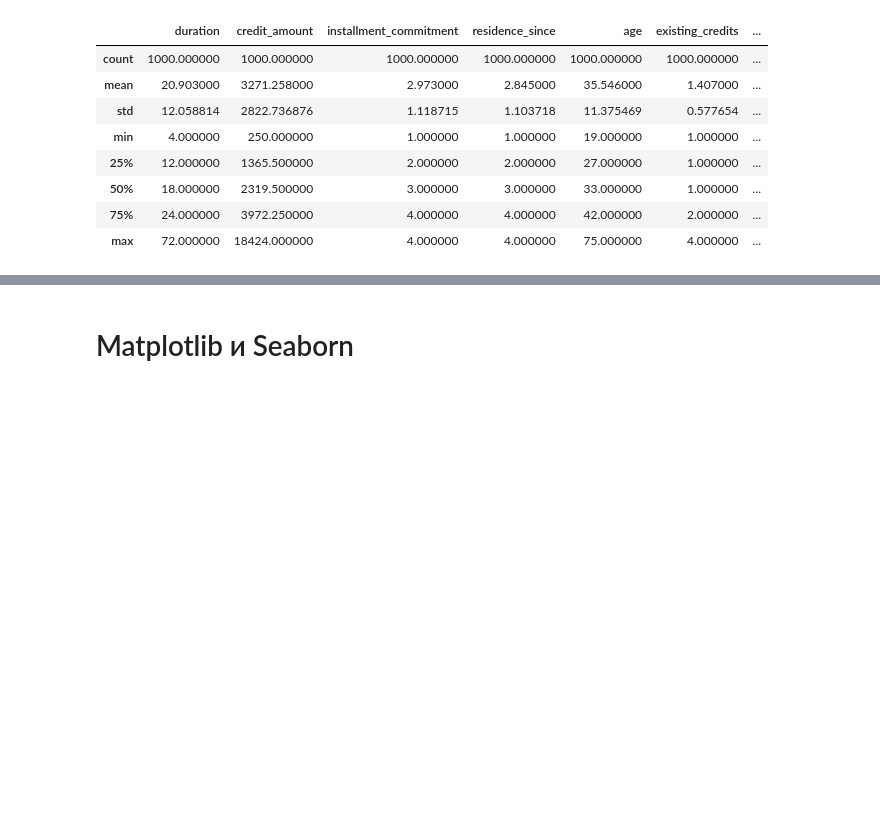
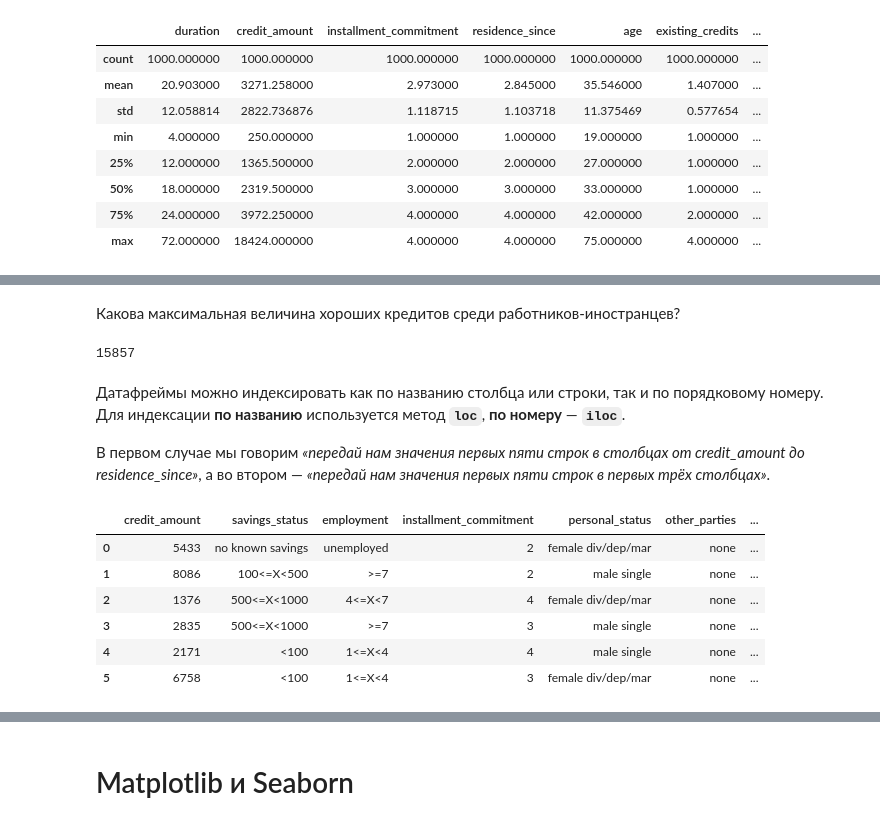
Before and after one commit to mephistopheies/mlworkshop39_042017, a Jupyter notebook: 0_python_intro/Инструменты ML.ipynb, the cells around one changed output, grey strips where cells are left out. Saved outputs shown, nothing was run; the diff lists cells and outputs as text; code cells hidden in the pictures; blank space fills up the shorter version.

```diff
--- a/0_python_intro/Инструменты ML.ipynb
+++ b/0_python_intro/Инструменты ML.ipynb
@@ -833,0 +928,20 @@ data.describe()
+# %% [markdown]
+Какова максимальная величина хороших кредитов среди работников-иностранцев?
+# %%
+data[(data['class']==0)&(data['foreign_worker'] == 'yes')]['credit_amount'].max()
+# %% [output]
+15857
+# %% [markdown]
+Датафреймы можно индексировать как по названию столбца или строки, так и по порядковому номеру. Для индексации **по названию** используется метод **`loc`**, **по номеру** — **`iloc`**.
+
+В первом случае мы говорим _«передай нам значения первых пяти строк в столбцах от сredit_amount до residence\_since»_, а во втором — _«передай нам значения первых пяти строк в первых трёх столбцах»_.
+# %%
+data.loc[0:5, 'credit_amount':'residence_since']
+# %% [output]
+|  | credit_amount | savings_status | employment | installment_commitment | personal_status | other_parties | ... |
+| 0 | 5433 | no known savings | unemployed | 2 | female div/dep/mar | none | ... |
+| 1 | 8086 | 100<=X<500 | >=7 | 2 | male single | none | ... |
+| 2 | 1376 | 500<=X<1000 | 4<=X<7 | 4 | female div/dep/mar | none | ... |
+| 3 | 2835 | 500<=X<1000 | >=7 | 3 | male single | none | ... |
+| 4 | 2171 | <100 | 1<=X<4 | 4 | male single | none | ... |
+| 5 | 6758 | <100 | 1<=X<4 | 3 | female div/dep/mar | none | ... |
```
Also changed, not shown: parts of 84 cells of this notebook, 16 other files.
